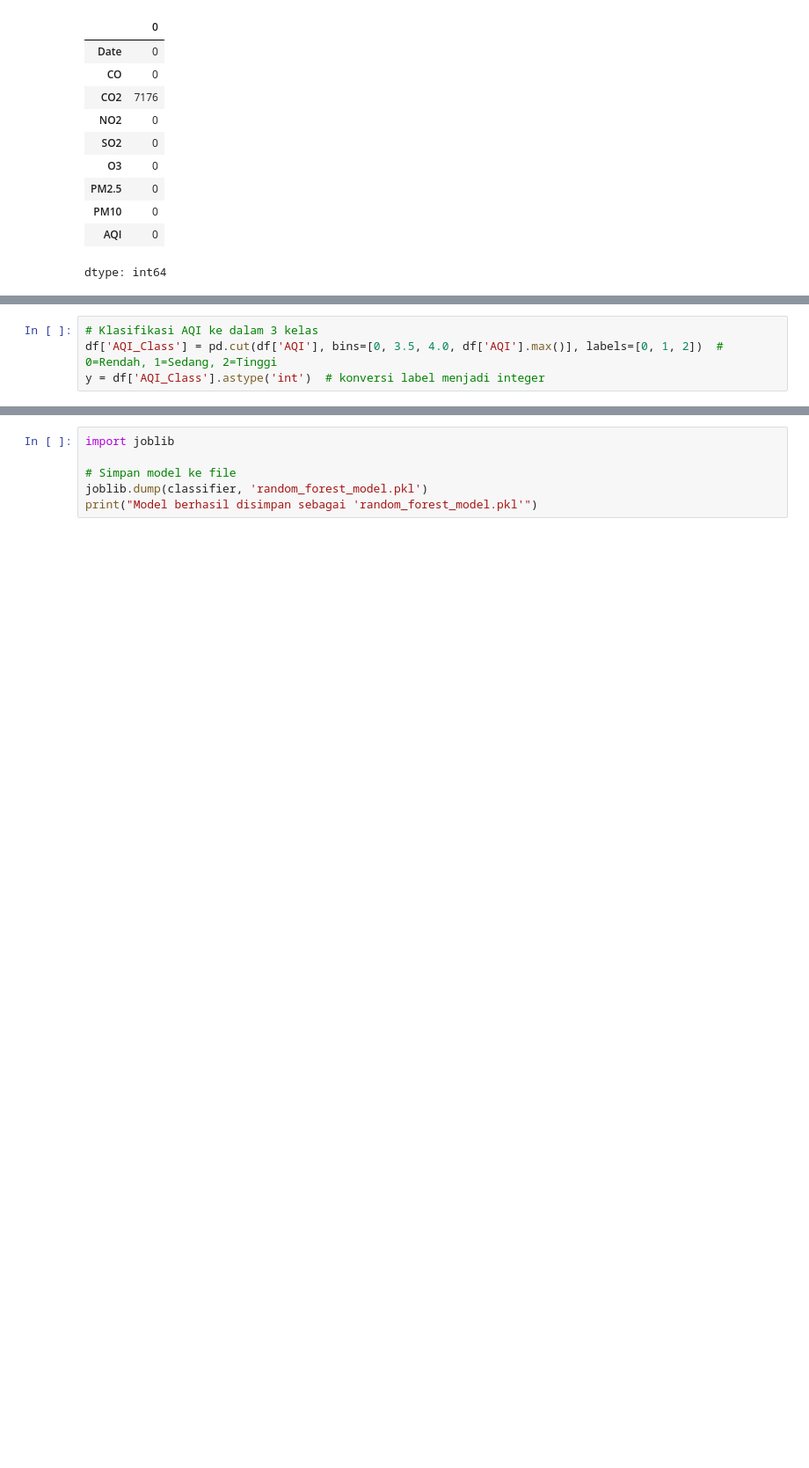
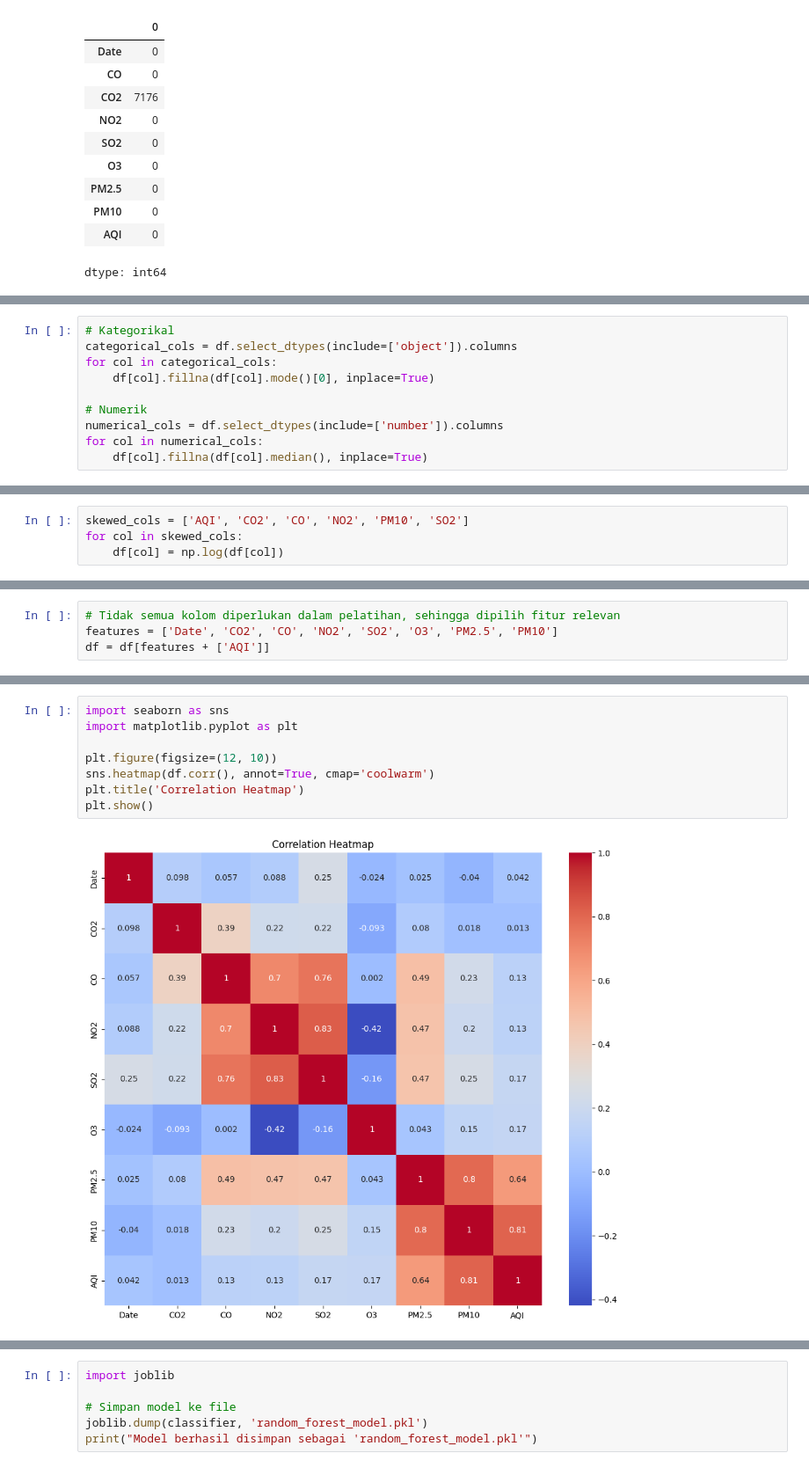
Before and after one commit to Sitimildaalkan/milda_PCD, a Jupyter notebook: UAS_ML_Milda.ipynb, the cells around one changed output, grey strips where cells are left out. Shown at 88% size. Cells and saved outputs as stored; diff of their text form; blank space fills up the shorter version.

```diff
--- a/UAS_ML_Milda.ipynb
+++ b/UAS_ML_Milda.ipynb
@@ -582,4 +105,0 @@ X = df[features]
-# %%
-# Klasifikasi AQI ke dalam 3 kelas
-df['AQI_Class'] = pd.cut(df['AQI'], bins=[0, 3.5, 4.0, df['AQI'].max()], labels=[0, 1, 2])  # 0=Rendah, 1=Sedang, 2=Tinggi
-y = df['AQI_Class'].astype('int')  # konversi label menjadi integer
@@ -630,0 +112,10 @@ Accuracy Score:
+# %%
+# Kategorikal
+categorical_cols = df.select_dtypes(include=['object']).columns
+for col in categorical_cols:
+    df[col].fillna(df[col].mode()[0], inplace=True)
+
+# Numerik
+numerical_cols = df.select_dtypes(include=['number']).columns
+for col in numerical_cols:
+    df[col].fillna(df[col].median(), inplace=True)
@@ -630,0 +129,4 @@ Accuracy Score:
+# %%
+skewed_cols = ['AQI', 'CO2', 'CO', 'NO2', 'PM10', 'SO2']
+for col in skewed_cols:
+    df[col] = np.log(df[col])
@@ -630,0 +145,4 @@ Accuracy Score:
+# %%
+# Tidak semua kolom diperlukan dalam pelatihan, sehingga dipilih fitur relevan
+features = ['Date', 'CO2', 'CO', 'NO2', 'SO2', 'O3', 'PM2.5', 'PM10']
+df = df[features + ['AQI']]
@@ -630,0 +156,10 @@ Accuracy Score:
+# %%
+import seaborn as sns
+import matplotlib.pyplot as plt
+
+plt.figure(figsize=(12, 10))
+sns.heatmap(df.corr(), annot=True, cmap='coolwarm')
+plt.title('Correlation Heatmap')
+plt.show()
+# %% [output]
+[figure, added]
```
Also changed, not shown: parts of 145 cells of this notebook.
